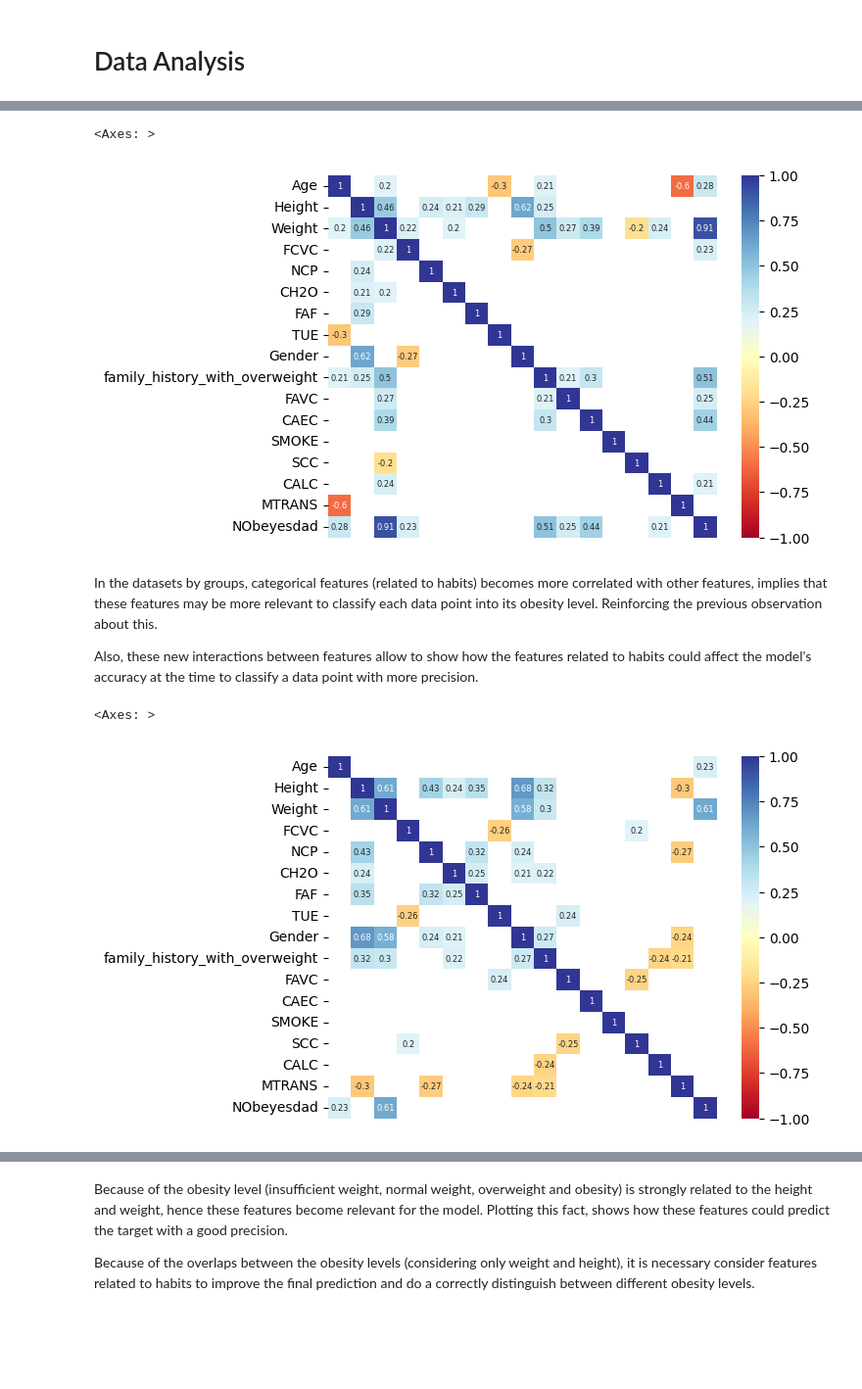
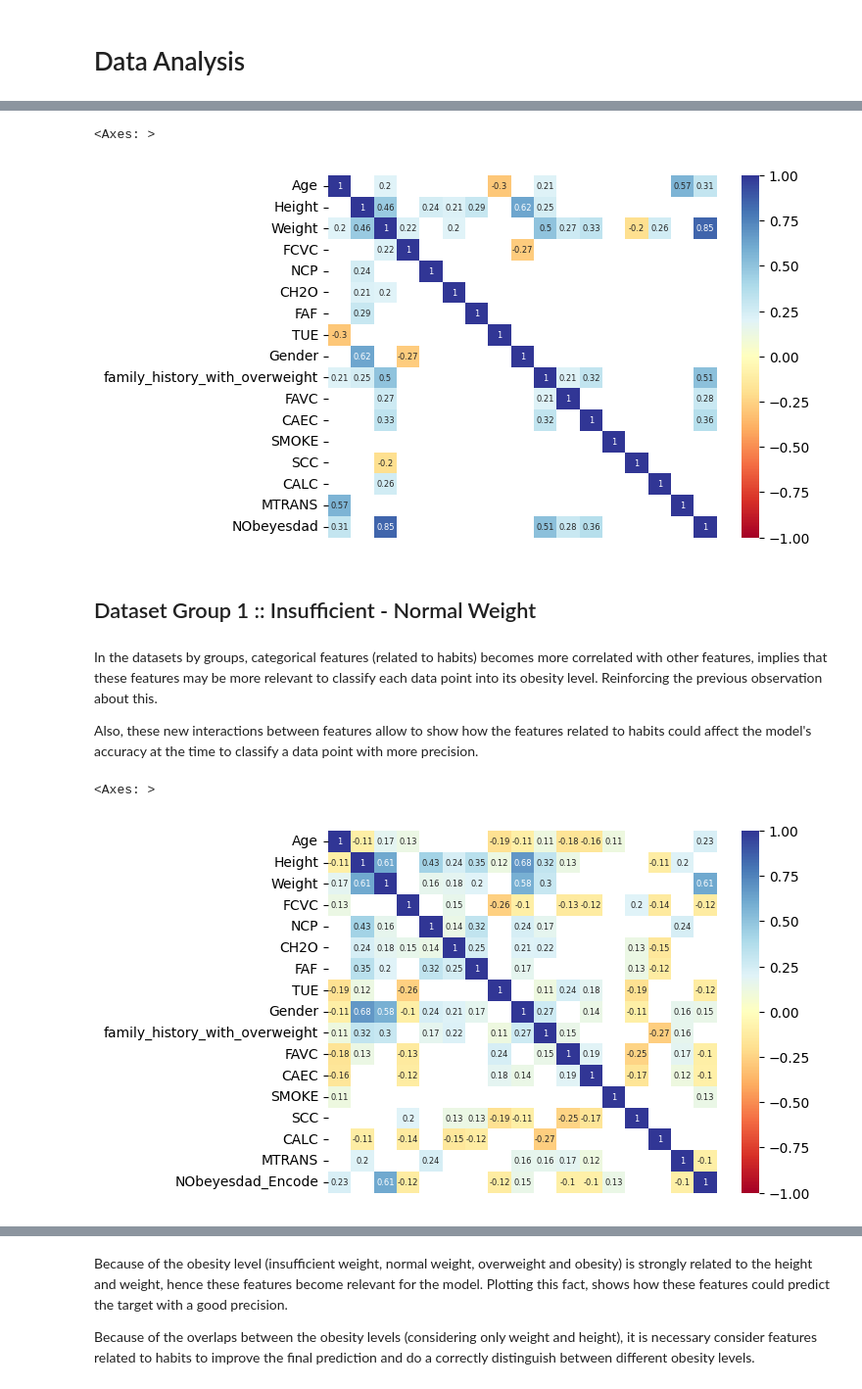
Before and after one commit to alexisuaguilaru/Obesity_Levels_Model, a Jupyter notebook: Exploratory_Data_Analysis/ExploratoryDataAnalysis.ipynb, the cells around one changed output, grey strips where cells are left out. Shown at 98% size. Saved outputs shown, nothing was run; the diff lists cells and outputs as text; code cells hidden in the pictures; blank space fills up the shorter version.

```diff
--- a/Exploratory_Data_Analysis/ExploratoryDataAnalysis.ipynb
+++ b/Exploratory_Data_Analysis/ExploratoryDataAnalysis.ipynb
@@ -77,14 +75,15 @@ Values_MTRANS = ['Walking','Bike','Public_Transportation','Motorbike','Automobil
 EncodeCategoricalFeature(ObesityDataset_Raw,'MTRANS',Values_MTRANS)
 
 ## Other features
-Values_Binary = ['Yes','No']
+Values_Binary = ['No','Yes']
 EncodedFeatures = set(['Gender','MTRANS']+CategoricalFeatures_Frequencies)
 for feature in CategoricalFeatures:
     if feature not in EncodedFeatures:
         EncodeCategoricalFeature(ObesityDataset_Raw,feature,Values_Binary)
 # %%
 # Getting encoded categorical features
-CategoricalFeatures_Encode = [feature+'_Encode' for feature in CategoricalFeatures+TargetFeature]
+CategoricalFeatures_Encode = [feature+'_Encode' for feature in CategoricalFeatures]
+TargetFeature_Encode = ['NObeyesdad_Encode']
 # %%
 # Grouping by Obesity level (NObeyesdad)
 GroupObesityLevel = ObesityDataset_Raw.groupby(by=TargetFeature,observed=True)
@@ -150,22 +155,24 @@ Another observation to be made is that the features related to habits may not be
 # %%
-# Plotting correlation between features in full dataset
-CorrelationMatrix_Full = ObesityDataset_Raw[NumbericalFeatures+CategoricalFeatures_Encode].corr()
-MaskValues_Full = CorrelationMatrix_Full.apply(lambda value: abs(value)<=0.2)
-TickLabels_Y = NumbericalFeatures+CategoricalFeatures
-sns.heatmap(CorrelationMatrix_Full,mask=MaskValues_Full,cmap='RdYlBu',yticklabels=TickLabels_Y,xticklabels=False,vmax=1,vmin=-1,annot=True,annot_kws={'size':6})
+# Plotting correlation between features in grouped dataset
+CorrelationMatrix_Groups = ObesityDataset_Groups[NumericalFeatures+CategoricalFeatures_Encode+TargetFeature_Encode].corr()
+MaskValues_Groups = CorrelationMatrix_Groups.apply(lambda value: abs(value)<=0.2)
+TickLabels_Y = NumericalFeatures+CategoricalFeatures+TargetFeature
+sns.heatmap(CorrelationMatrix_Groups,mask=MaskValues_Groups,cmap='RdYlBu',yticklabels=TickLabels_Y,xticklabels=False,vmax=1,vmin=-1,annot=True,annot_kws={'size':6})
 # %% [output]
 <Axes: >
-[figure, old version]
+[figure, new version]
+# %% [markdown]
+## Dataset Group 1 :: Insufficient - Normal Weight
 # %% [markdown]
 In the datasets by groups, categorical features (related to habits) becomes more correlated with other features, implies that these features may be more relevant to classify each data point into its obesity level. Reinforcing the previous observation about this.
 
 Also, these new interactions between features allow to show how the features related to habits could affect the model's accuracy at the time to classify a data point with more precision.
 # %%
 # Plotting correlation between features in group 1 :: Insufficient and Normal weight
-CorrelationMatrix_Group1 = ObseityLevel_Group_1[NumbericalFeatures+CategoricalFeatures_Encode].corr()
-MaskValues_Group1 = CorrelationMatrix_Group1.apply(lambda value: abs(value)<=0.2)
-TickLabels_Y = NumbericalFeatures+CategoricalFeatures
+CorrelationMatrix_Group1 = ObesityDataset_Group1[NumericalFeatures+CategoricalFeatures_Encode+TargetFeature_Encode].corr()
+MaskValues_Group1 = CorrelationMatrix_Group1.apply(lambda value: abs(value)<=0.1)
+TickLabels_Y = NumericalFeatures+CategoricalFeatures+TargetFeature_Encode
 sns.heatmap(CorrelationMatrix_Group1,mask=MaskValues_Group1,cmap='RdYlBu',yticklabels=TickLabels_Y,xticklabels=False,vmax=1,vmin=-1,annot=True,annot_kws={'size':6})
 # %% [output]
 <Axes: >
-[figure, old version]
+[figure, new version]
```
Also changed, not shown: parts of 15 cells of this notebook.
